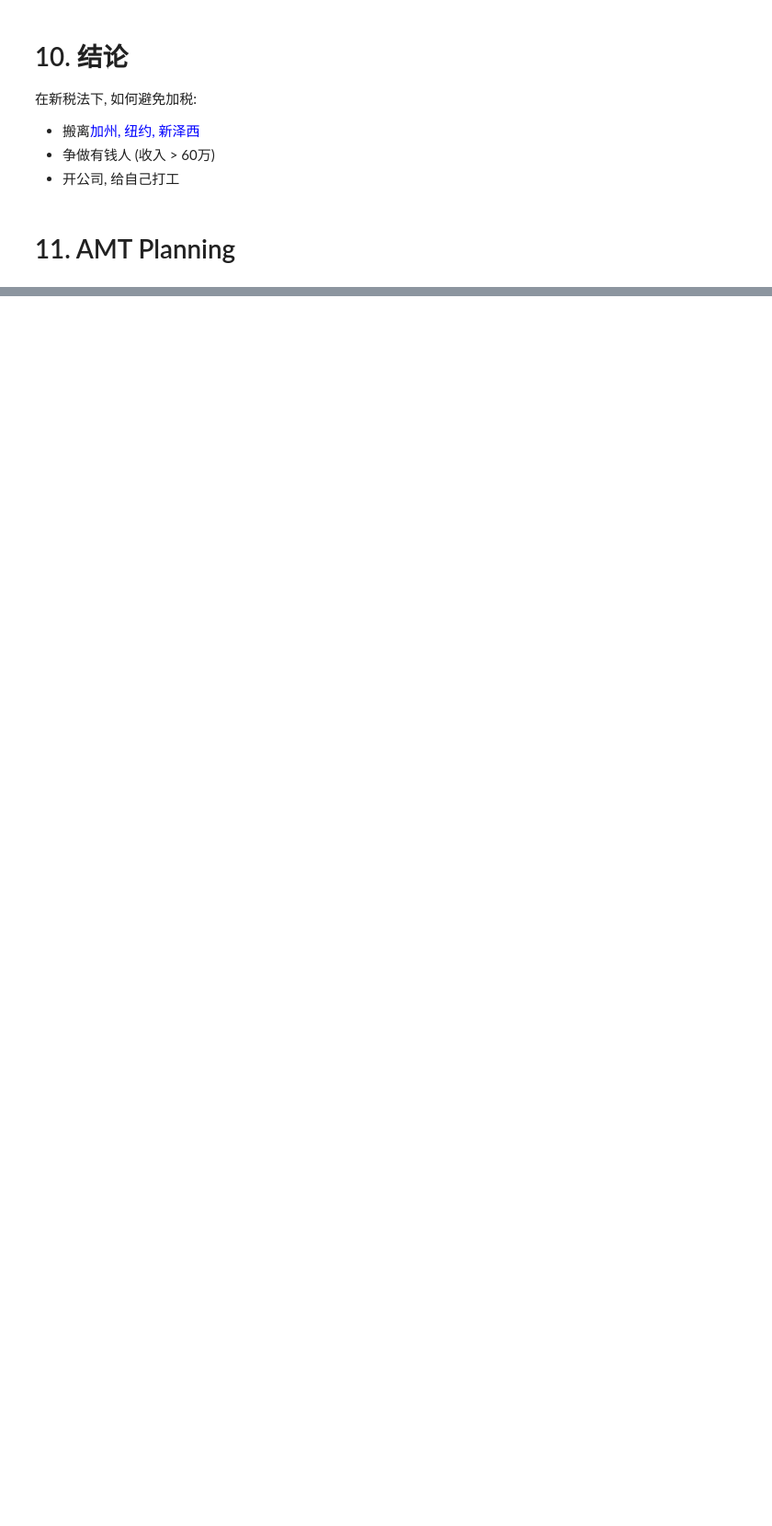
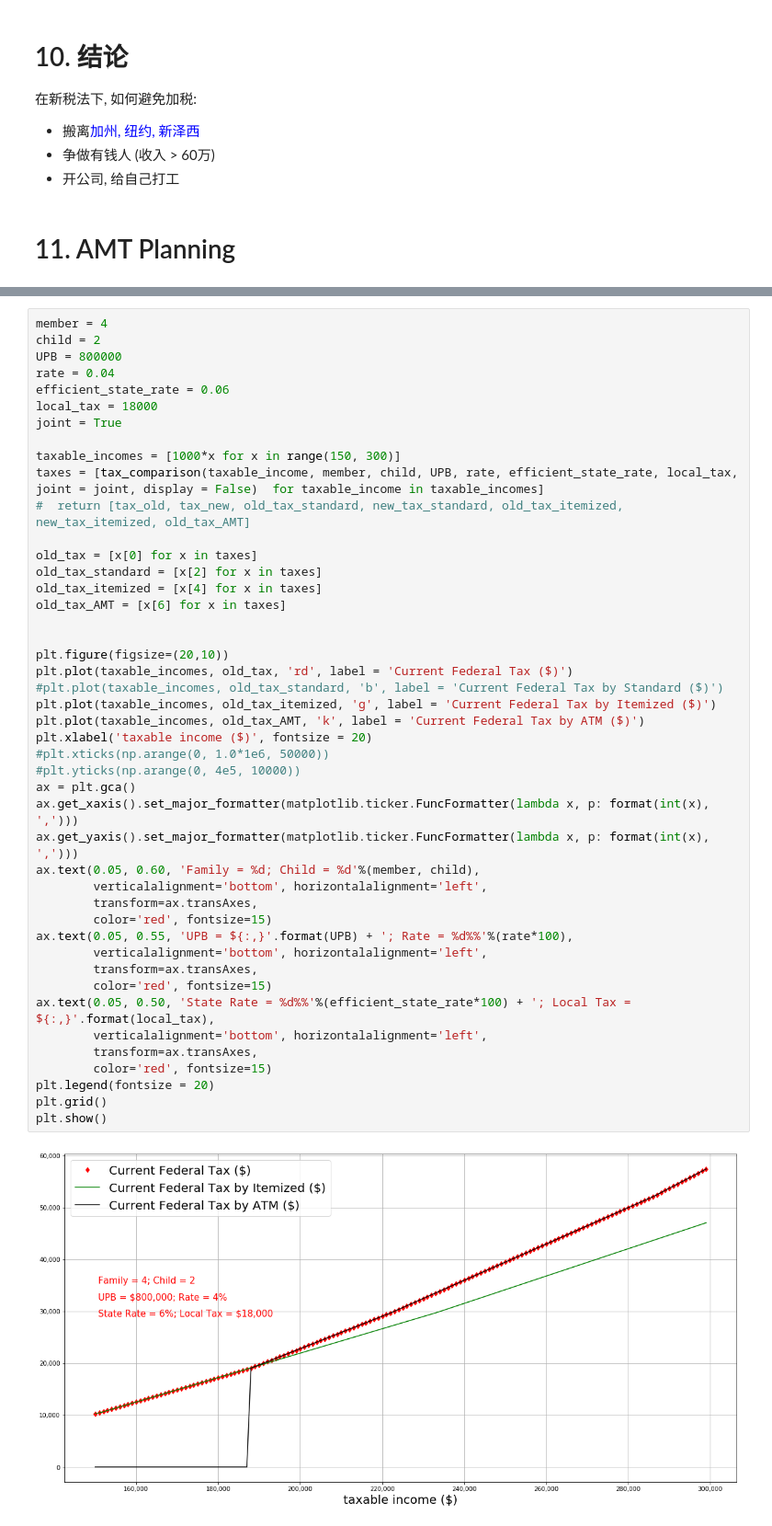
Before and after one commit to cgao/tax_reform, a Jupyter notebook: tax_reform.ipynb, the cells around one changed output, grey strips where cells are left out. Shown: that part at 92% size. Drawn from its saved outputs; the diff is of its cells as text; blank space fills up the shorter version.

```diff
--- a/tax_reform.ipynb
+++ b/tax_reform.ipynb
@@ -700,0 +713,47 @@ plt.show()
+# %%
+member = 4
+child = 2
+UPB = 800000
+rate = 0.04
+efficient_state_rate = 0.06
+local_tax = 18000
+joint = True
+
+taxable_incomes = [1000*x for x in range(150, 300)]
+taxes = [tax_comparison(taxable_income, member, child, UPB, rate, efficient_state_rate, local_tax, joint = joint, display = False)  for taxable_income in taxable_incomes]
+#  return [tax_old, tax_new, old_tax_standard, new_tax_standard, old_tax_itemized, new_tax_itemized, old_tax_AMT]
+
+old_tax = [x[0] for x in taxes]
+old_tax_standard = [x[2] for x in taxes]
+old_tax_itemized = [x[4] for x in taxes]
+old_tax_AMT = [x[6] for x in taxes]
+
+
+plt.figure(figsize=(20,10))
+plt.plot(taxable_incomes, old_tax, 'rd', label = 'Current Federal Tax ($)')
+#plt.plot(taxable_incomes, old_tax_standard, 'b', label = 'Current Federal Tax by Standard ($)')
+plt.plot(taxable_incomes, old_tax_itemized, 'g', label = 'Current Federal Tax by Itemized ($)')
+plt.plot(taxable_incomes, old_tax_AMT, 'k', label = 'Current Federal Tax by ATM ($)')
+plt.xlabel('taxable income ($)', fontsize = 20)
+#plt.xticks(np.arange(0, 1.0*1e6, 50000))
+#plt.yticks(np.arange(0, 4e5, 10000))
+ax = plt.gca()
+ax.get_xaxis().set_major_formatter(matplotlib.ticker.FuncFormatter(lambda x, p: format(int(x), ',')))
+ax.get_yaxis().set_major_formatter(matplotlib.ticker.FuncFormatter(lambda x, p: format(int(x), ',')))
+ax.text(0.05, 0.60, 'Family = %d; Child = %d'%(member, child),
+        verticalalignment='bottom', horizontalalignment='left',
+        transform=ax.transAxes,
+        color='red', fontsize=15)
+ax.text(0.05, 0.55, 'UPB = ${:,}'.format(UPB) + '; Rate = %d%%'%(rate*100),
+        verticalalignment='bottom', horizontalalignment='left',
+        transform=ax.transAxes,
+        color='red', fontsize=15)
+ax.text(0.05, 0.50, 'State Rate = %d%%'%(efficient_state_rate*100) + '; Local Tax = ${:,}'.format(local_tax),
+        verticalalignment='bottom', horizontalalignment='left',
+        transform=ax.transAxes,
+        color='red', fontsize=15)
+plt.legend(fontsize = 20)
+plt.grid()
+plt.show()
+# %% [output]
+[figure, added]
```
Also changed, not shown: parts of 1 cell of this notebook.
